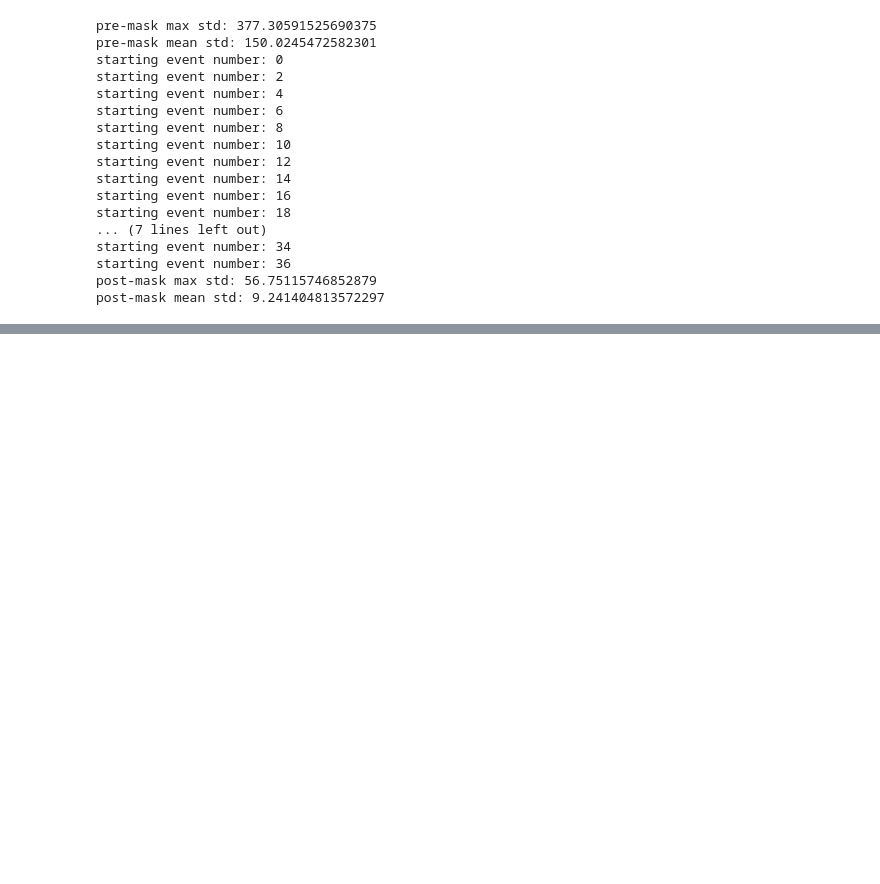
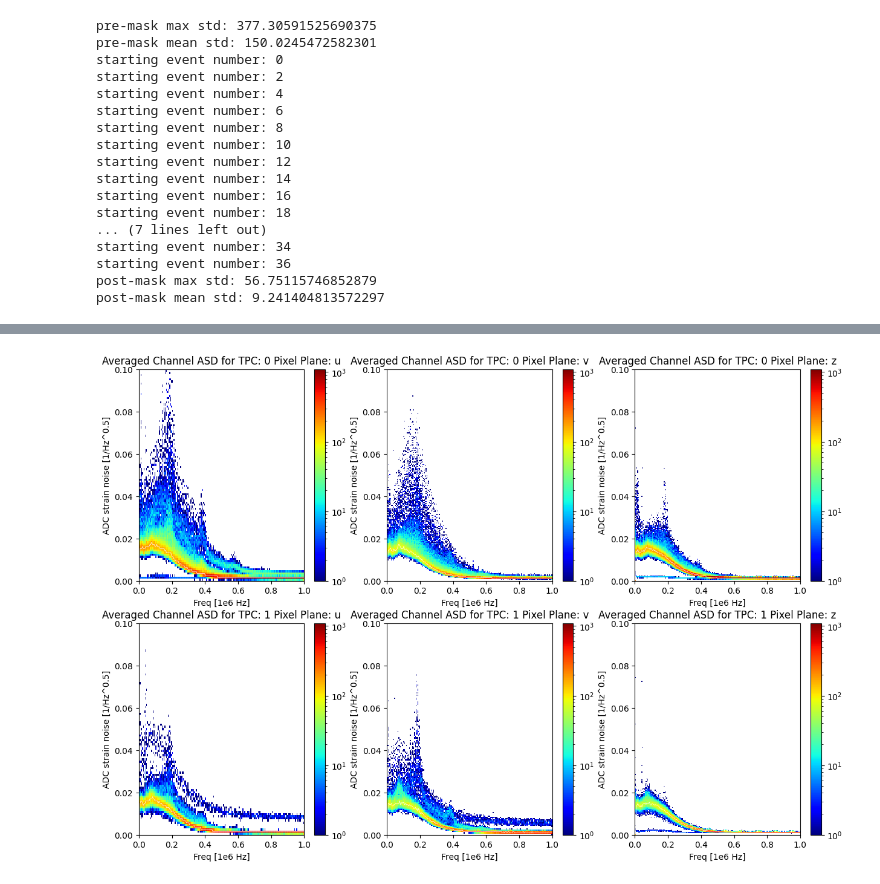
Before and after one commit to mking99456/ICEBERG_Noise_Modeling, a Jupyter notebook: src/filemaskhist_demo.ipynb, the cells around one changed output, grey strips where cells are left out. Drawn from its saved outputs; the diff is of its cells as text; code cells hidden in the pictures; blank space fills up the shorter version.

```diff
--- a/src/filemaskhist_demo.ipynb
+++ b/src/filemaskhist_demo.ipynb
@@ -38,0 +37,8 @@ twodhist.histAvgASD(data_arr, 300)
+# %%
+from planesorter import planesorter as sorter
+from twodhist import twodhist as hist
+
+sorteddata = sorter.sortdata(masked_data, channel_arr)
+midlines = hist.HistASDbyPlane(sorteddata,200)
+# %% [output]
+[figure, added]
```
Also changed, not shown: parts of 2 cells of this notebook, 2 other files.
